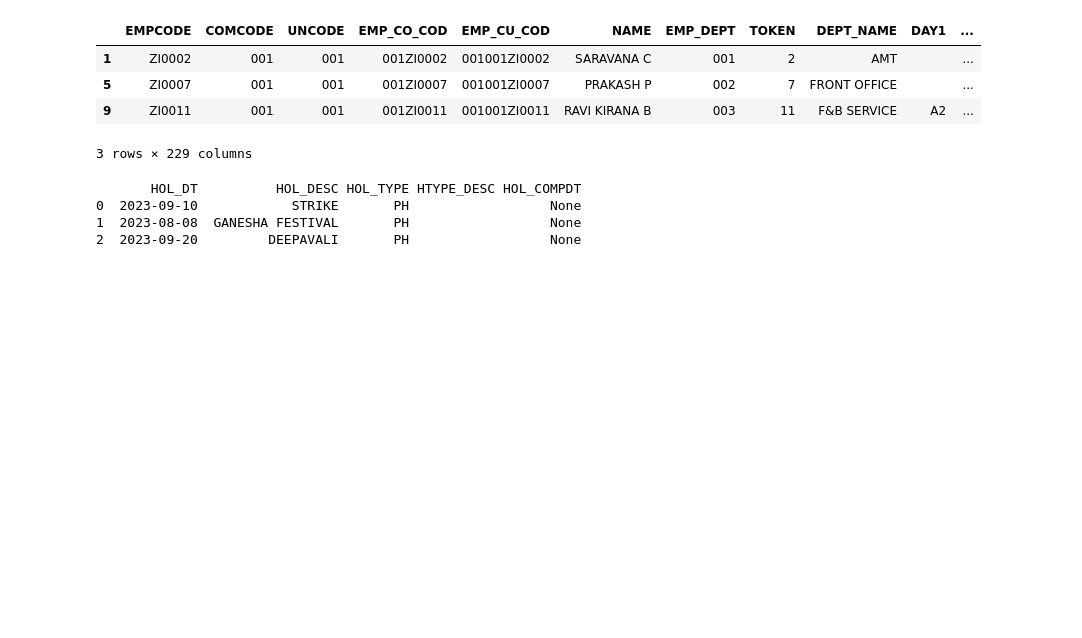
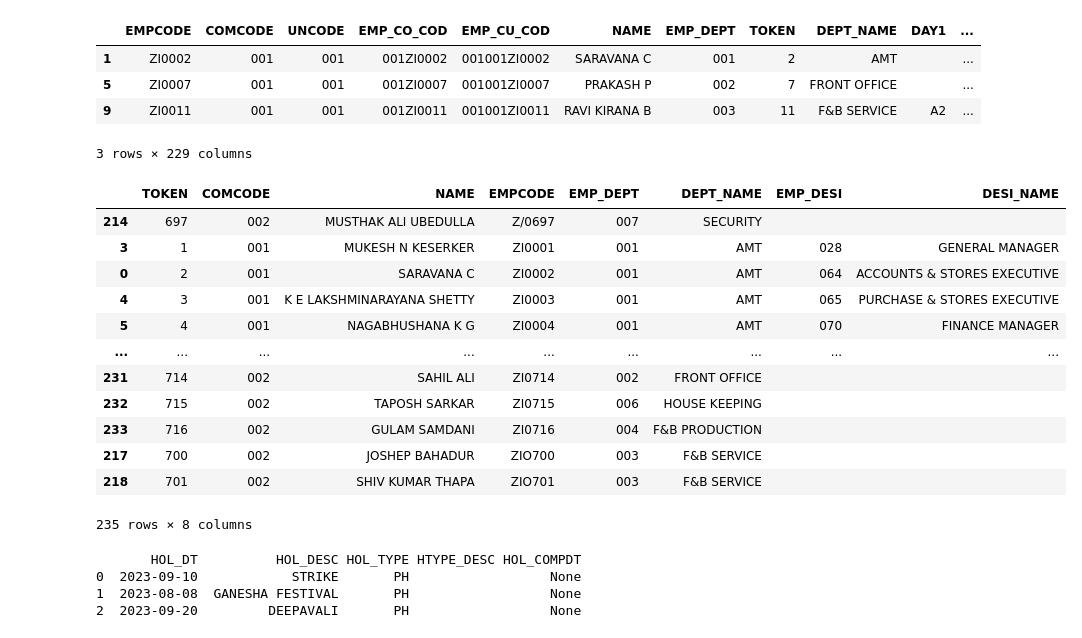
Before and after one commit to RakshithManjunath/VFPPython, a Jupyter notebook: payroll.ipynb, the cells around one changed output. Saved outputs shown, nothing was run; the diff lists cells and outputs as text; code cells hidden in the pictures; blank space fills up the shorter version.

```diff
--- a/payroll.ipynb
+++ b/payroll.ipynb
@@ -90,8 +90,25 @@ filtered_muster_df
 3 rows × 229 columns
 # %%
 muster_df1 = pd.concat([filtered_muster_df,muster_only_false],ignore_index=True)
-muster_df1 = muster_df1[['EMPCODE', 'TOKEN', 'NAME']]
+muster_df1 = muster_df1[['TOKEN', 'COMCODE', 'NAME', 'EMPCODE',
+                         'EMP_DEPT','DEPT_NAME', 'EMP_DESI',
+                         'DESI_NAME']]
 muster_df1 = muster_df1.sort_values(by=['EMPCODE'])
+muster_df1
+# %% [output]
+|  | TOKEN | COMCODE | NAME | EMPCODE | EMP_DEPT | DEPT_NAME | EMP_DESI | DESI_NAME |
+| 214 | 697 | 002 | MUSTHAK ALI UBEDULLA | Z/0697 | 007 | SECURITY |  |  |
+| 3 | 1 | 001 | MUKESH N KESERKER | ZI0001 | 001 | AMT | 028 | GENERAL MANAGER |
+| 0 | 2 | 001 | SARAVANA C | ZI0002 | 001 | AMT | 064 | ACCOUNTS & STORES EXECUTIVE |
+| 4 | 3 | 001 | K E LAKSHMINARAYANA SHETTY | ZI0003 | 001 | AMT | 065 | PURCHASE & STORES EXECUTIVE |
+| 5 | 4 | 001 | NAGABHUSHANA K G | ZI0004 | 001 | AMT | 070 | FINANCE MANAGER |
+| ... | ... | ... | ... | ... | ... | ... | ... | ... |
+| 231 | 714 | 002 | SAHIL ALI | ZI0714 | 002 | FRONT OFFICE |  |  |
+| 232 | 715 | 002 | TAPOSH SARKAR | ZI0715 | 006 | HOUSE KEEPING |  |  |
+| 233 | 716 | 002 | GULAM SAMDANI | ZI0716 | 004 | F&B PRODUCTION |  |  |
+| 217 | 700 | 002 | JOSHEP BAHADUR | ZIO700 | 003 | F&B SERVICE |  |  |
+| 218 | 701 | 002 | SHIV KUMAR THAPA | ZIO701 | 003 | F&B SERVICE |  |  |
+235 rows × 8 columns
 # %%
 holmast_table = DBF('D:/ZIONtest/holmast.dbf', load=True)
 holmast_df = pd.DataFrame(iter(holmast_table))
```
Also changed, not shown: parts of 4 cells of this notebook, 13 other files.
